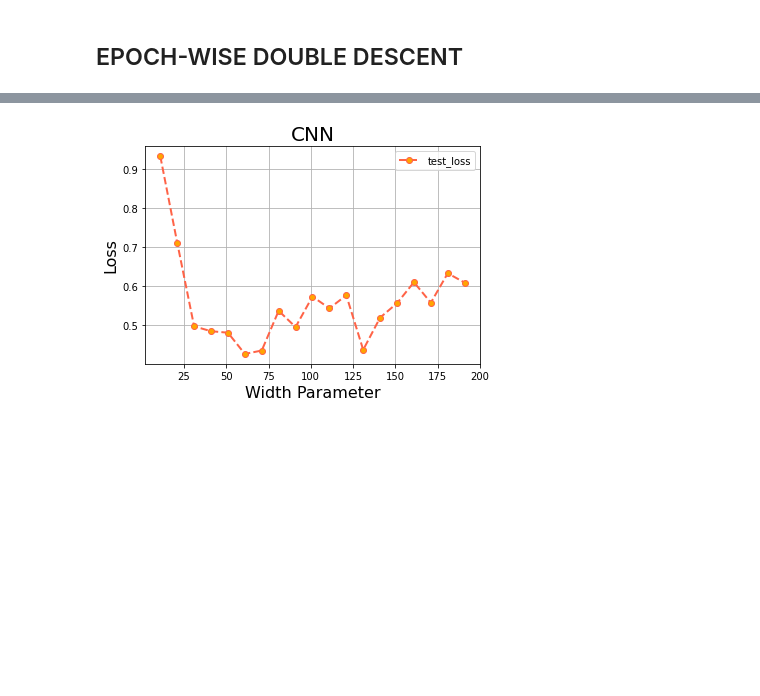
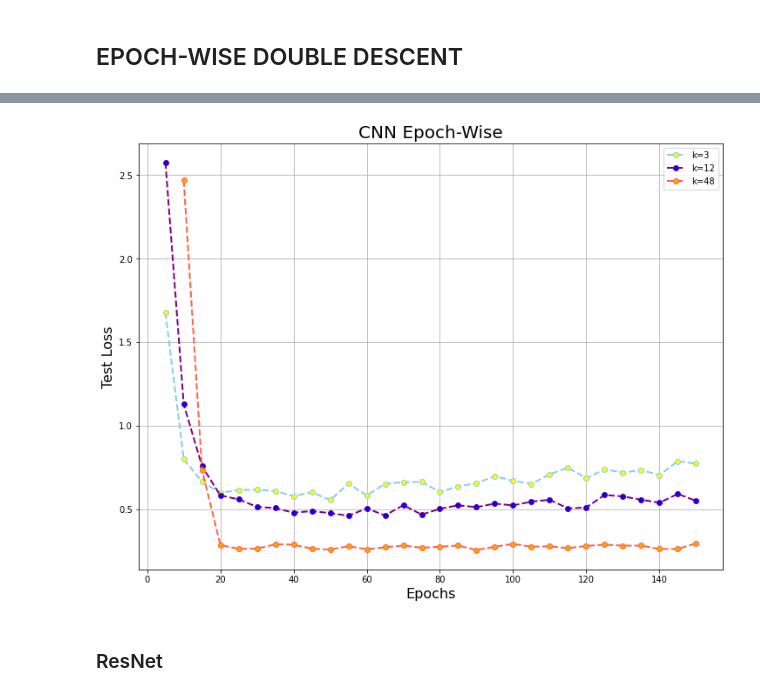
Before and after one commit to JasonTarzan/Deep-Double-Descent-Where-Bigger-Models-and-More-Data-Hurts, a Jupyter notebook: Deep-Double-Descent.ipynb, the cells around one changed output, grey strips where cells are left out. Drawn from its saved outputs; the diff is of its cells as text; code cells hidden in the pictures; blank space fills up the shorter version.

```diff
--- a/Deep-Double-Descent.ipynb
+++ b/Deep-Double-Descent.ipynb
@@ -187,0 +182,3 @@ ________________________________________________________________________________
+# %%
+net = resnet()
+net.summary()
@@ -340,26 +372,26 @@ plt.show()
 # %%
 train_loss = {}
 test_loss = {}
-for k in [3,12,48]
+for k in [3,12,48]:
     print('Model width parameter k: {}'.format(k))
     train_loss[k] = {}
     test_loss[k] = {}
-    for e in tqdm_notebook(range(5,150,5)):
-    error_train = []
-    error_test = []
-    s = '-'
-    for _ in range(3):
-        net = cnn(k)
-        net.compile(loss=losses.CategoricalCrossentropy(), optimizer=optimizers.Adam(0.001),metrics=metrics.categorical_accuracy)
-        history = net.fit(X_train,y_train,batch_size=128,epochs=e,validation_data=(X_test,y_test),verbose=0)
-        error_train.append(history.history['loss'][-1])
-        error_test.append(history.history['val_loss'][-1])
-    train_loss[k][e] = np.mean(error_train)
-    test_loss[k][e] = np.mean(error_test)
-    if e > 1:
-        if list(test_loss[k].values())[-1] >= list(test_loss[k].values())[-2]:
-            s = '+'
-        else:
-            s = '-'
-    print('Epoch: {}, train_loss: {}, test_loss: {} // {}'.format(e,round(train_loss[e],4),round(test_loss[e],4),s))
+    for e in tqdm_notebook(range(5,155,5)):
+        error_train = []
+        error_test = []
+        s = '-'
+        for _ in range(3):
+            net = cnn(k)
+            net.compile(loss=losses.CategoricalCrossentropy(), optimizer=optimizers.Adam(0.001),metrics=metrics.categorical_accuracy)
+            history = net.fit(X_train_6k,y_train_noise_6k,batch_size=128,epochs=e,validation_data=(X_test,y_test),verbose=0)
+            error_train.append(history.history['loss'][-1])
+            error_test.append(history.history['val_loss'][-1])
+        train_loss[k][e] = np.mean(error_train)
+        test_loss[k][e] = np.mean(error_test)
+        if e > 5:
+            if list(test_loss[k].values())[-1] >= list(test_loss[k].values())[-2]:
+                s = '+'
+            else:
+                s = '-'
+        print('Epoch: {}, train_loss: {}, test_loss: {} // {}'.format(e,round(train_loss[k][e],4),round(test_loss[k][e],4),s))
 # %% [output]
@@ -389,17 +455,19 @@ Epoch: 191, train_loss: 0.0001, test_loss: 0.6093 // -
 # %%
 #multiple line plot
-plt.figure(figsize=(20,16)
+plt.figure(figsize=(12,9))
 plt.plot(list(test_loss[3].keys()),list(test_loss[3].values()),'bx-',marker = '.',linestyle='--',
          markerfacecolor='yellow', color='skyblue', linewidth=2,markersize=12,label='k=3')
 plt.plot(list(test_loss[12].keys()),list(test_loss[12].values()),'bx-',marker = '.',linestyle='--',
          markerfacecolor='blue', color='purple', linewidth=2,markersize=12,label='k=12')
 plt.plot(list(test_loss[48].keys())[1:],list(test_loss[48].values())[1:],'bx-',marker = '.',linestyle='--',
          markerfacecolor='orange', color='tomato', linewidth=2,markersize=12,label='k=48')
 plt.xlabel('Epochs',fontsize=16)
 plt.ylabel('Test Loss',fontsize=16)
 plt.title('CNN Epoch-Wise',fontsize=20)
 plt.legend()
 plt.grid()
 plt.show()
 # %% [output]
-[figure, old version]
+[figure, new version]
+# %% [markdown]
+### ResNet
```
Also changed, not shown: parts of 21 cells of this notebook.
